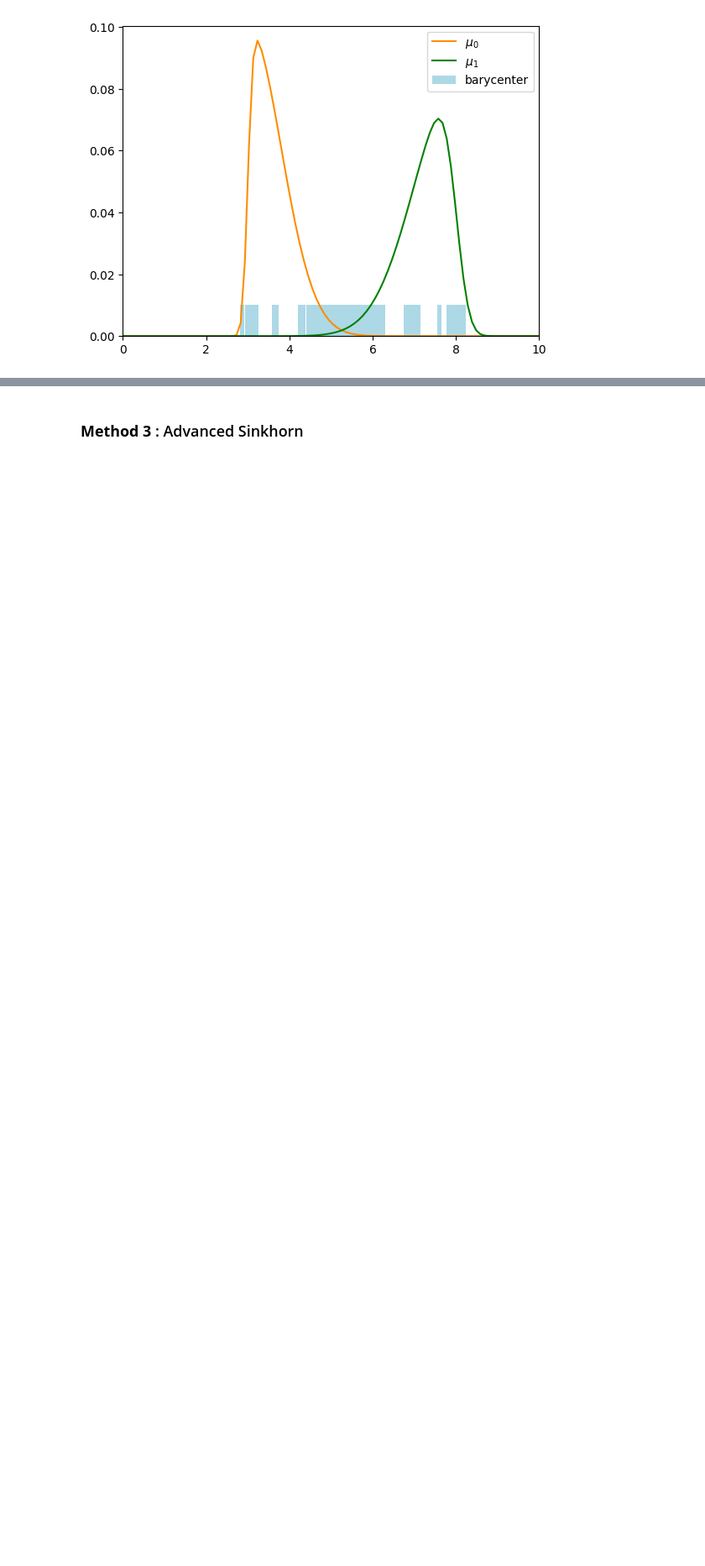
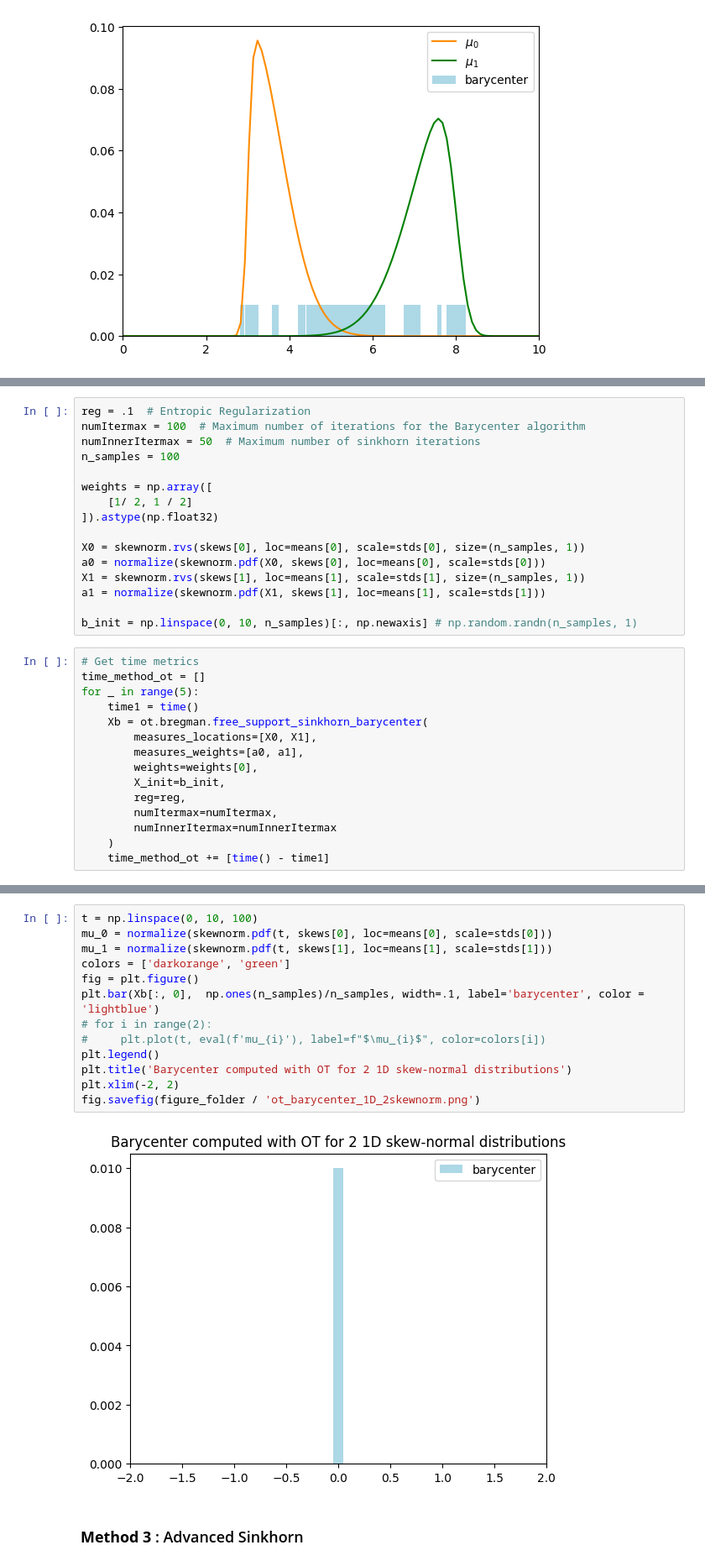
Before and after one commit to InesVATI/projectOT_stochastic_wasserstein_barycenters, a Jupyter notebook: code/experiments.ipynb, the cells around one changed output, grey strips where cells are left out. Shown at 84% size. Cells and saved outputs as stored; diff of their text form; blank space fills up the shorter version.

```diff
--- a/code/experiments.ipynb
+++ b/code/experiments.ipynb
@@ -631,0 +676,31 @@ fig.savefig(figure_folder / 'ascent_snap_1D_2skewnorm.png')
+# %%
+reg = .1  # Entropic Regularization
+numItermax = 100  # Maximum number of iterations for the Barycenter algorithm
+numInnerItermax = 50  # Maximum number of sinkhorn iterations
+n_samples = 100
+
+weights = np.array([
+    [1/ 2, 1 / 2]
+]).astype(np.float32)
+
+X0 = skewnorm.rvs(skews[0], loc=means[0], scale=stds[0], size=(n_samples, 1))
+a0 = normalize(skewnorm.pdf(X0, skews[0], loc=means[0], scale=stds[0]))
+X1 = skewnorm.rvs(skews[1], loc=means[1], scale=stds[1], size=(n_samples, 1))
+a1 = normalize(skewnorm.pdf(X1, skews[1], loc=means[1], scale=stds[1]))
+
+b_init = np.linspace(0, 10, n_samples)[:, np.newaxis] # np.random.randn(n_samples, 1)
+# %%
+# Get time metrics
+time_method_ot = []
+for _ in range(5):
+    time1 = time()
+    Xb = ot.bregman.free_support_sinkhorn_barycenter(
+        measures_locations=[X0, X1],
+        measures_weights=[a0, a1],
+        weights=weights[0],
+        X_init=b_init,
+        reg=reg,
+        numItermax=numItermax,
+        numInnerItermax=numInnerItermax
+    )
+    time_method_ot += [time() - time1]
@@ -632,3 +711,18 @@ fig.savefig(figure_folder / 'ascent_snap_1D_2skewnorm.png')
+# %%
+t = np.linspace(0, 10, 100)
+mu_0 = normalize(skewnorm.pdf(t, skews[0], loc=means[0], scale=stds[0]))
+mu_1 = normalize(skewnorm.pdf(t, skews[1], loc=means[1], scale=stds[1]))
+colors = ['darkorange', 'green']
+fig = plt.figure()
+plt.bar(Xb[:, 0],  np.ones(n_samples)/n_samples, width=.1, label='barycenter', color = 'lightblue')
+# for i in range(2):
+#     plt.plot(t, eval(f'mu_{i}'), label=f"$\mu_{i}$", color=colors[i])
+plt.legend()
+plt.title('Barycenter computed with OT for 2 1D skew-normal distributions')
+plt.xlim(-2, 2)
+fig.savefig(figure_folder / 'ot_barycenter_1D_2skewnorm.png')
+# %% [output]
+[figure, added]
 # %% [markdown]
 ### **Method 3** : Advanced Sinkhorn
 # %%
```
Also changed, not shown: parts of 29 cells of this notebook, 23 other files.
